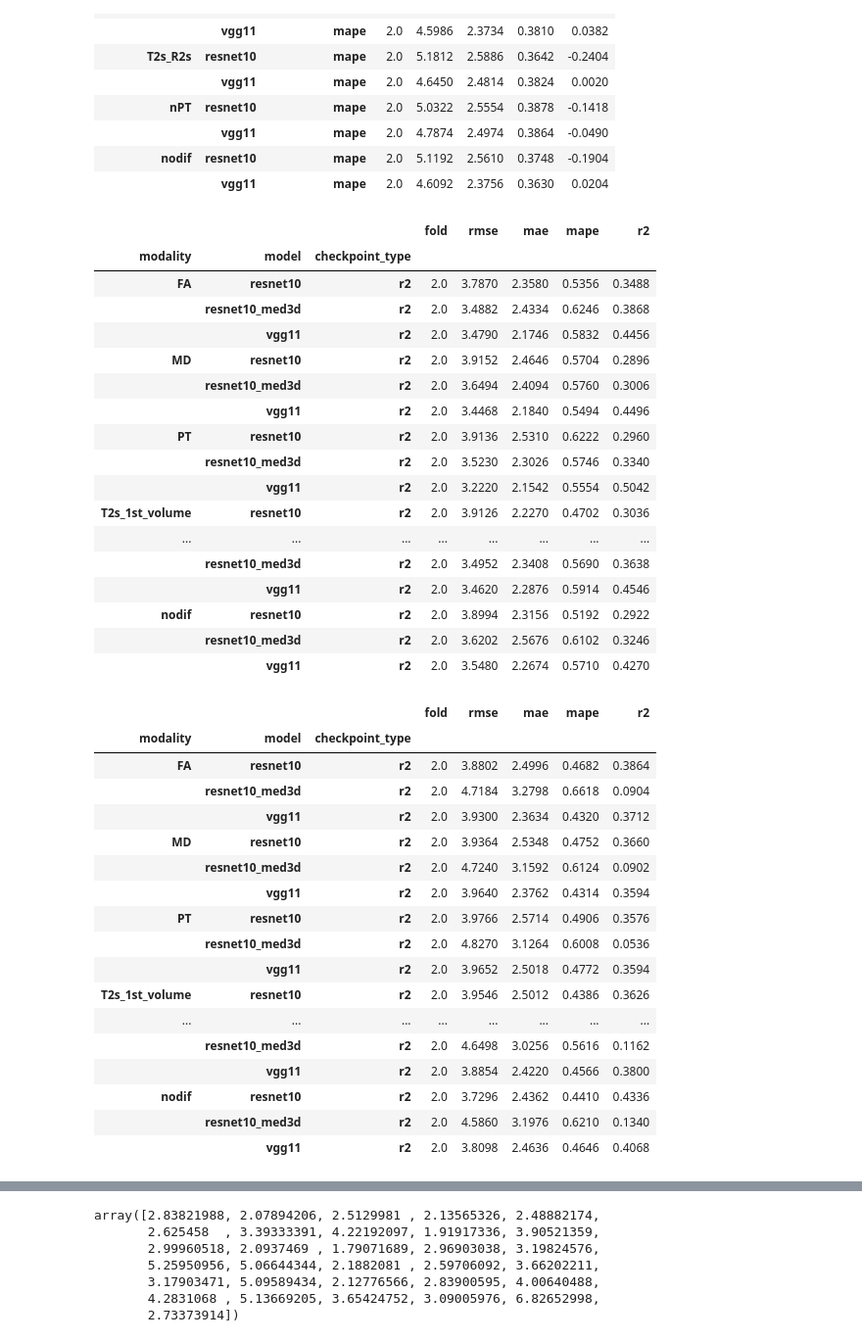
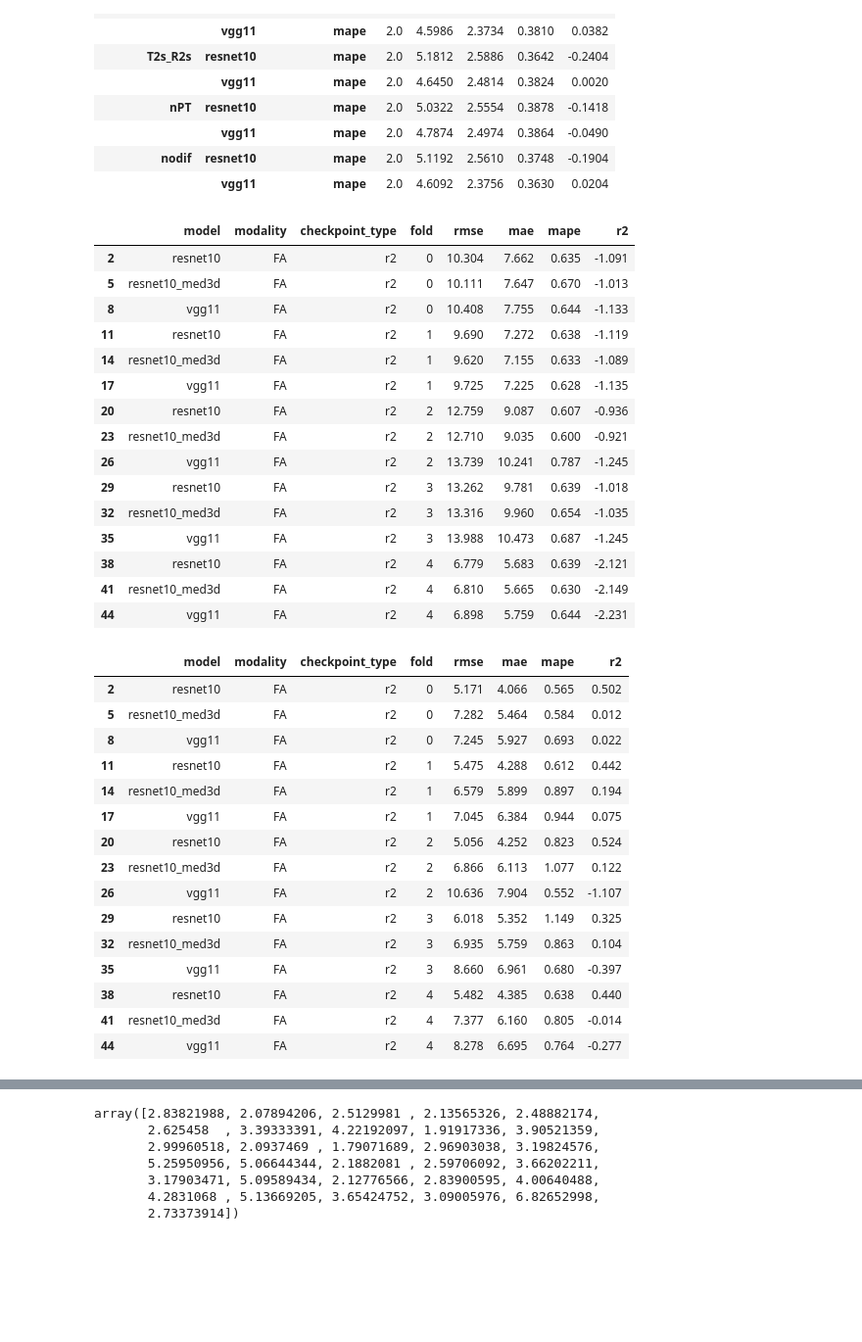
Before and after one commit to 44REAM/Alzheimer3D, a Jupyter notebook: summary.ipynb, the cells around one changed output, grey strips where cells are left out. Shown at 98% size. Drawn from its saved outputs; the diff is of its cells as text; code cells hidden in the pictures; blank space fills up the shorter version.

```diff
--- a/summary.ipynb
+++ b/summary.ipynb
@@ -244,49 +244,47 @@ r
 # %%
 test_df = pd.read_csv("results/val_KidLeadRegression.csv")
 test_df = test_df[test_df["checkpoint_type"] == 'r2']
-r = test_df.groupby(["modality", "model", "checkpoint_type"]).mean()
-r
+test_df[test_df['modality'] == 'FA']
+# r = test_df.groupby(["modality", "model", "checkpoint_type"]).mean()
+# r
 # %% [output]
-|  |  |  | fold | rmse | mae | mape | r2 |
-| modality | model | checkpoint_type |  |  |  |  |  |
-| FA | resnet10 | r2 | 2.0 | 3.7870 | 2.3580 | 0.5356 | 0.3488 |
-|  | resnet10_med3d | r2 | 2.0 | 3.4882 | 2.4334 | 0.6246 | 0.3868 |
-|  | vgg11 | r2 | 2.0 | 3.4790 | 2.1746 | 0.5832 | 0.4456 |
-| MD | resnet10 | r2 | 2.0 | 3.9152 | 2.4646 | 0.5704 | 0.2896 |
-|  | resnet10_med3d | r2 | 2.0 | 3.6494 | 2.4094 | 0.5760 | 0.3006 |
-|  | vgg11 | r2 | 2.0 | 3.4468 | 2.1840 | 0.5494 | 0.4496 |
-| PT | resnet10 | r2 | 2.0 | 3.9136 | 2.5310 | 0.6222 | 0.2960 |
-|  | resnet10_med3d | r2 | 2.0 | 3.5230 | 2.3026 | 0.5746 | 0.3340 |
-|  | vgg11 | r2 | 2.0 | 3.2220 | 2.1542 | 0.5554 | 0.5042 |
-| T2s_1st_volume | resnet10 | r2 | 2.0 | 3.9126 | 2.2270 | 0.4702 | 0.3036 |
-| ... | ... | ... | ... | ... | ... | ... | ... |
-|  | resnet10_med3d | r2 | 2.0 | 3.4952 | 2.3408 | 0.5690 | 0.3638 |
-|  | vgg11 | r2 | 2.0 | 3.4620 | 2.2876 | 0.5914 | 0.4546 |
-| nodif | resnet10 | r2 | 2.0 | 3.8994 | 2.3156 | 0.5192 | 0.2922 |
-|  | resnet10_med3d | r2 | 2.0 | 3.6202 | 2.5676 | 0.6102 | 0.3246 |
-|  | vgg11 | r2 | 2.0 | 3.5480 | 2.2674 | 0.5710 | 0.4270 |
+|  | model | modality | checkpoint_type | fold | rmse | mae | mape | r2 |
+| 2 | resnet10 | FA | r2 | 0 | 10.304 | 7.662 | 0.635 | -1.091 |
+| 5 | resnet10_med3d | FA | r2 | 0 | 10.111 | 7.647 | 0.670 | -1.013 |
+| 8 | vgg11 | FA | r2 | 0 | 10.408 | 7.755 | 0.644 | -1.133 |
+| 11 | resnet10 | FA | r2 | 1 | 9.690 | 7.272 | 0.638 | -1.119 |
+| 14 | resnet10_med3d | FA | r2 | 1 | 9.620 | 7.155 | 0.633 | -1.089 |
+| 17 | vgg11 | FA | r2 | 1 | 9.725 | 7.225 | 0.628 | -1.135 |
+| 20 | resnet10 | FA | r2 | 2 | 12.759 | 9.087 | 0.607 | -0.936 |
+| 23 | resnet10_med3d | FA | r2 | 2 | 12.710 | 9.035 | 0.600 | -0.921 |
+| 26 | vgg11 | FA | r2 | 2 | 13.739 | 10.241 | 0.787 | -1.245 |
+| 29 | resnet10 | FA | r2 | 3 | 13.262 | 9.781 | 0.639 | -1.018 |
+| 32 | resnet10_med3d | FA | r2 | 3 | 13.316 | 9.960 | 0.654 | -1.035 |
+| 35 | vgg11 | FA | r2 | 3 | 13.988 | 10.473 | 0.687 | -1.245 |
+| 38 | resnet10 | FA | r2 | 4 | 6.779 | 5.683 | 0.639 | -2.121 |
+| 41 | resnet10_med3d | FA | r2 | 4 | 6.810 | 5.665 | 0.630 | -2.149 |
+| 44 | vgg11 | FA | r2 | 4 | 6.898 | 5.759 | 0.644 | -2.231 |
 # %%
 test_df = pd.read_csv("results/test_KidLeadRegression.csv")
 test_df = test_df[test_df["checkpoint_type"] == 'r2']
-r = test_df.groupby(["modality", "model", "checkpoint_type"]).mean()
-r
+test_df[test_df['modality'] == 'FA']
+# r = test_df.groupby(["modality", "model", "checkpoint_type"]).mean()
+# r
 # %% [output]
-|  |  |  | fold | rmse | mae | mape | r2 |
-| modality | model | checkpoint_type |  |  |  |  |  |
-| FA | resnet10 | r2 | 2.0 | 3.8802 | 2.4996 | 0.4682 | 0.3864 |
-|  | resnet10_med3d | r2 | 2.0 | 4.7184 | 3.2798 | 0.6618 | 0.0904 |
-|  | vgg11 | r2 | 2.0 | 3.9300 | 2.3634 | 0.4320 | 0.3712 |
-| MD | resnet10 | r2 | 2.0 | 3.9364 | 2.5348 | 0.4752 | 0.3660 |
-|  | resnet10_med3d | r2 | 2.0 | 4.7240 | 3.1592 | 0.6124 | 0.0902 |
-|  | vgg11 | r2 | 2.0 | 3.9640 | 2.3762 | 0.4314 | 0.3594 |
-| PT | resnet10 | r2 | 2.0 | 3.9766 | 2.5714 | 0.4906 | 0.3576 |
-|  | resnet10_med3d | r2 | 2.0 | 4.8270 | 3.1264 | 0.6008 | 0.0536 |
-|  | vgg11 | r2 | 2.0 | 3.9652 | 2.5018 | 0.4772 | 0.3594 |
-| T2s_1st_volume | resnet10 | r2 | 2.0 | 3.9546 | 2.5012 | 0.4386 | 0.3626 |
-| ... | ... | ... | ... | ... | ... | ... | ... |
-|  | resnet10_med3d | r2 | 2.0 | 4.6498 | 3.0256 | 0.5616 | 0.1162 |
-|  | vgg11 | r2 | 2.0 | 3.8854 | 2.4220 | 0.4566 | 0.3800 |
-| nodif | resnet10 | r2 | 2.0 | 3.7296 | 2.4362 | 0.4410 | 0.4336 |
-|  | resnet10_med3d | r2 | 2.0 | 4.5860 | 3.1976 | 0.6210 | 0.1340 |
-|  | vgg11 | r2 | 2.0 | 3.8098 | 2.4636 | 0.4646 | 0.4068 |
+|  | model | modality | checkpoint_type | fold | rmse | mae | mape | r2 |
+| 2 | resnet10 | FA | r2 | 0 | 5.171 | 4.066 | 0.565 | 0.502 |
+| 5 | resnet10_med3d | FA | r2 | 0 | 7.282 | 5.464 | 0.584 | 0.012 |
+| 8 | vgg11 | FA | r2 | 0 | 7.245 | 5.927 | 0.693 | 0.022 |
+| 11 | resnet10 | FA | r2 | 1 | 5.475 | 4.288 | 0.612 | 0.442 |
+| 14 | resnet10_med3d | FA | r2 | 1 | 6.579 | 5.899 | 0.897 | 0.194 |
+| 17 | vgg11 | FA | r2 | 1 | 7.045 | 6.384 | 0.944 | 0.075 |
+| 20 | resnet10 | FA | r2 | 2 | 5.056 | 4.252 | 0.823 | 0.524 |
+| 23 | resnet10_med3d | FA | r2 | 2 | 6.866 | 6.113 | 1.077 | 0.122 |
+| 26 | vgg11 | FA | r2 | 2 | 10.636 | 7.904 | 0.552 | -1.107 |
+| 29 | resnet10 | FA | r2 | 3 | 6.018 | 5.352 | 1.149 | 0.325 |
+| 32 | resnet10_med3d | FA | r2 | 3 | 6.935 | 5.759 | 0.863 | 0.104 |
+| 35 | vgg11 | FA | r2 | 3 | 8.660 | 6.961 | 0.680 | -0.397 |
+| 38 | resnet10 | FA | r2 | 4 | 5.482 | 4.385 | 0.638 | 0.440 |
+| 41 | resnet10_med3d | FA | r2 | 4 | 7.377 | 6.160 | 0.805 | -0.014 |
+| 44 | vgg11 | FA | r2 | 4 | 8.278 | 6.695 | 0.764 | -0.277 |
 # %%
```
Also changed, not shown: parts of 4 cells of this notebook, 47 other files.
